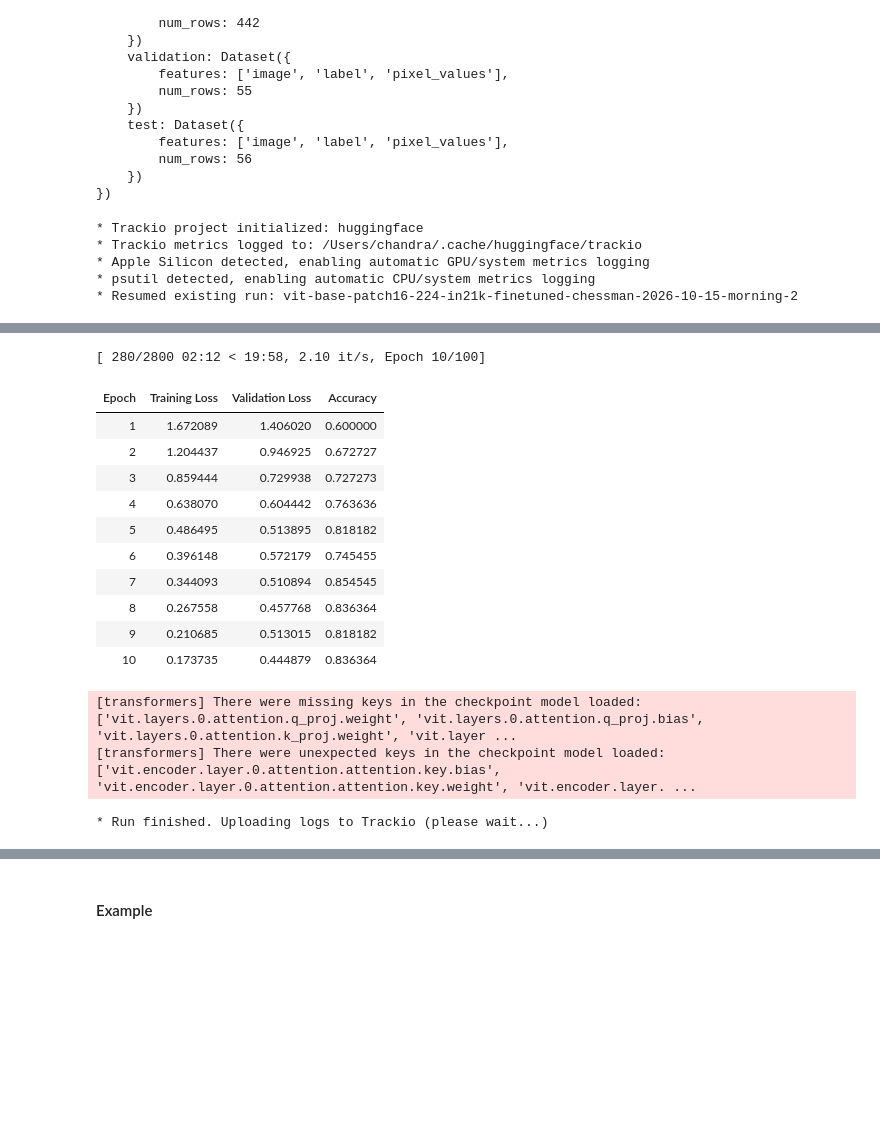
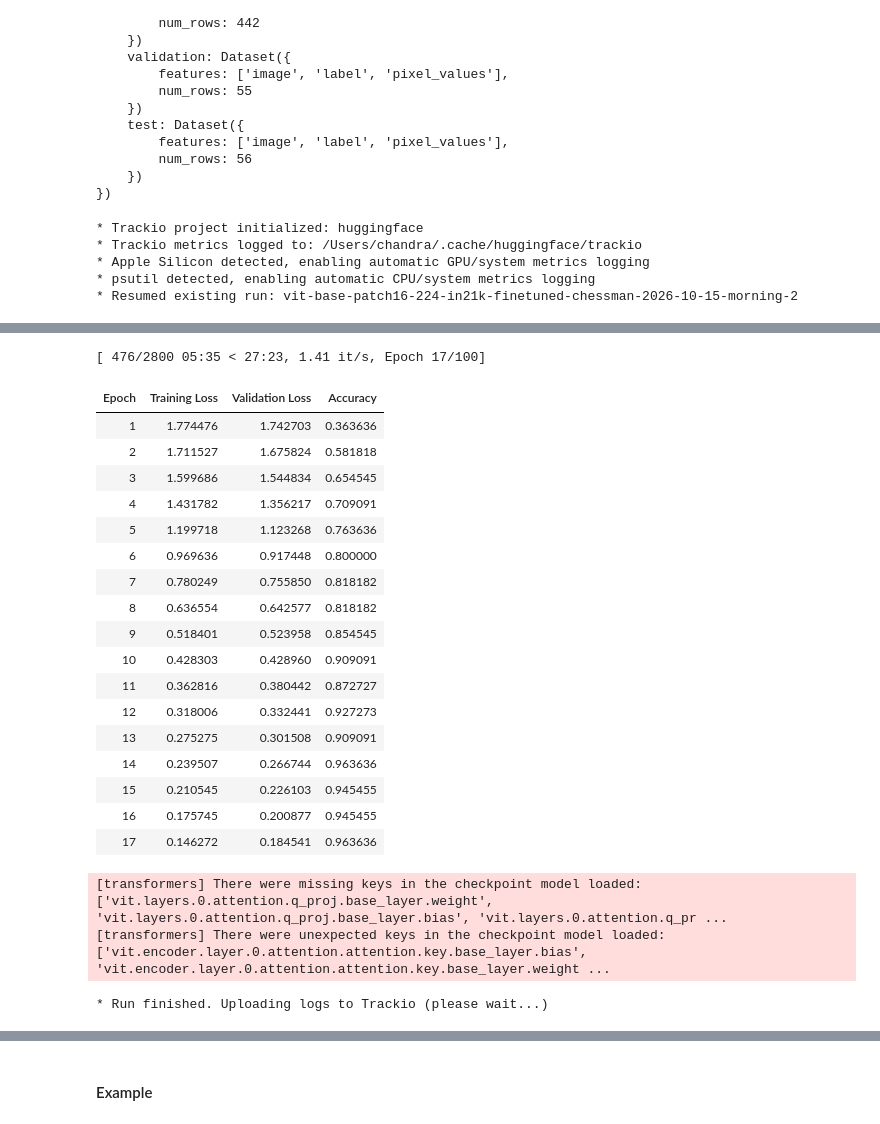
Before and after one commit to chandrashekar-babu/huggingface-transformers, a Jupyter notebook: Day_4/2026_Oct15_Morning.ipynb, the cells around one changed output, grey strips where cells are left out. Drawn from its saved outputs; the diff is of its cells as text; code cells hidden in the pictures; blank space fills up the shorter version.

```diff
--- a/Day_4/2026_Oct15_Morning.ipynb
+++ b/Day_4/2026_Oct15_Morning.ipynb
@@ -1057,7 +1024,7 @@ training_args = TrainingArguments(
 
     #logging_dir=LOGGING_DIR,
     logging_strategy="epoch",
-    learning_rate=5e-4,
+    learning_rate=1e-4, # 0.00001
     eval_strategy="epoch", # evaluate every epoch, alternative to "steps"
     save_strategy="epoch",
     save_total_limit=1,
@@ -1072,44 +1039,51 @@ training_args = TrainingArguments(
 )
 
 from transformers import EarlyStoppingCallback
 early_stopping_callback = EarlyStoppingCallback(
     early_stopping_patience=3,
     early_stopping_threshold=0.005
 )
 
 trainer = Trainer(
     model=model,
     args=training_args,
     train_dataset=prepared_dataset["train"],
     eval_dataset=prepared_dataset["validation"],
     compute_metrics=compute_metrics,
     callbacks=[early_stopping_callback]
 )
 
 # --- Start training the model ---
 trainer.train()
 
 # --- Save the fine-tuned model ---
 model.save_pretrained(OUTPUT_DIR)
 # %% [output]
 * Trackio project initialized: huggingface
 * Trackio metrics logged to: /Users/chandra/.cache/huggingface/trackio
 * Apple Silicon detected, enabling automatic GPU/system metrics logging
 * psutil detected, enabling automatic CPU/system metrics logging
 * Resumed existing run: vit-base-patch16-224-in21k-finetuned-chessman-2026-10-15-morning-2
 [interactive output not drawn]
-[ 280/2800 02:12 < 19:58, 2.10 it/s, Epoch 10/100]
+[ 476/2800 05:35 < 27:23, 1.41 it/s, Epoch 17/100]
 | Epoch | Training Loss | Validation Loss | Accuracy |
-| 1 | 1.672089 | 1.406020 | 0.600000 |
-| 2 | 1.204437 | 0.946925 | 0.672727 |
-| 3 | 0.859444 | 0.729938 | 0.727273 |
-| 4 | 0.638070 | 0.604442 | 0.763636 |
-| 5 | 0.486495 | 0.513895 | 0.818182 |
-| 6 | 0.396148 | 0.572179 | 0.745455 |
-| 7 | 0.344093 | 0.510894 | 0.854545 |
-| 8 | 0.267558 | 0.457768 | 0.836364 |
-| 9 | 0.210685 | 0.513015 | 0.818182 |
-| 10 | 0.173735 | 0.444879 | 0.836364 |
+| 1 | 1.774476 | 1.742703 | 0.363636 |
+| 2 | 1.711527 | 1.675824 | 0.581818 |
+| 3 | 1.599686 | 1.544834 | 0.654545 |
+| 4 | 1.431782 | 1.356217 | 0.709091 |
+| 5 | 1.199718 | 1.123268 | 0.763636 |
+| 6 | 0.969636 | 0.917448 | 0.800000 |
+| 7 | 0.780249 | 0.755850 | 0.818182 |
+| 8 | 0.636554 | 0.642577 | 0.818182 |
+| 9 | 0.518401 | 0.523958 | 0.854545 |
+| 10 | 0.428303 | 0.428960 | 0.909091 |
+| 11 | 0.362816 | 0.380442 | 0.872727 |
+| 12 | 0.318006 | 0.332441 | 0.927273 |
+| 13 | 0.275275 | 0.301508 | 0.909091 |
+| 14 | 0.239507 | 0.266744 | 0.963636 |
+| 15 | 0.210545 | 0.226103 | 0.945455 |
+| 16 | 0.175745 | 0.200877 | 0.945455 |
+| 17 | 0.146272 | 0.184541 | 0.963636 |
-[transformers] There were missing keys in the checkpoint model loaded: ['vit.layers.0.attention.q_proj.weight', 'vit.layers.0.attention.q_proj.bias', 'vit.layers.0.attention.k_proj.weight', 'vit.layer ...
-[transformers] There were unexpected keys in the checkpoint model loaded: ['vit.encoder.layer.0.attention.attention.key.bias', 'vit.encoder.layer.0.attention.attention.key.weight', 'vit.encoder.layer. ...
+[transformers] There were missing keys in the checkpoint model loaded: ['vit.layers.0.attention.q_proj.base_layer.weight', 'vit.layers.0.attention.q_proj.base_layer.bias', 'vit.layers.0.attention.q_pr ...
+[transformers] There were unexpected keys in the checkpoint model loaded: ['vit.encoder.layer.0.attention.attention.key.base_layer.bias', 'vit.encoder.layer.0.attention.attention.key.base_layer.weight ...
 * Run finished. Uploading logs to Trackio (please wait...)
```
Also changed, not shown: parts of 21 cells of this notebook, 1 other file.
